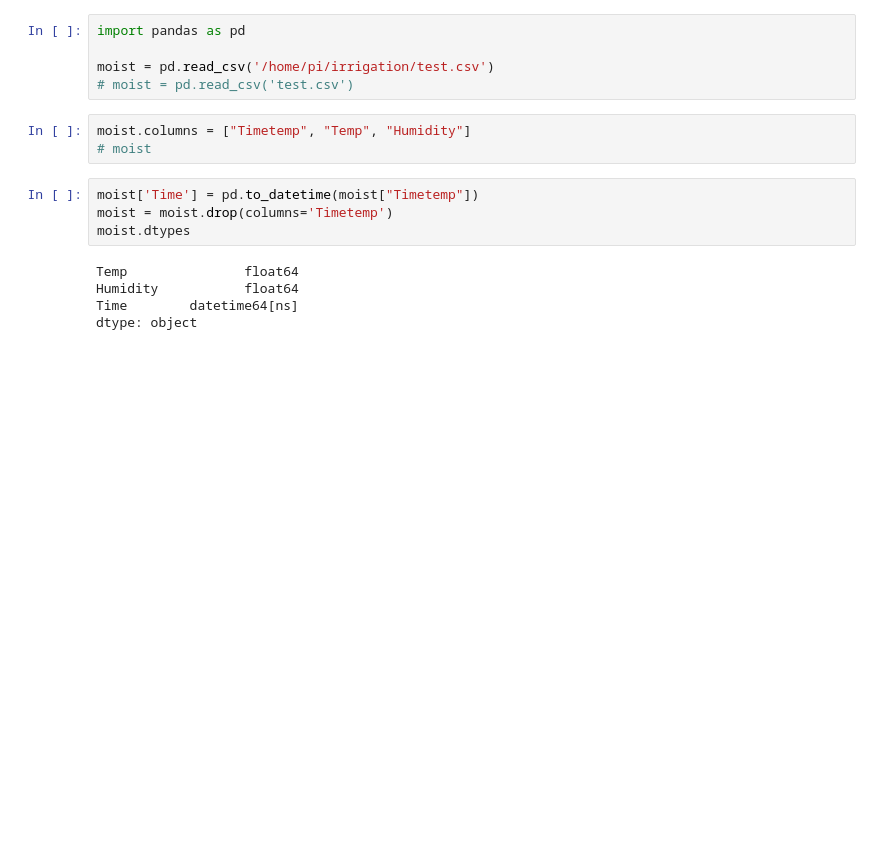
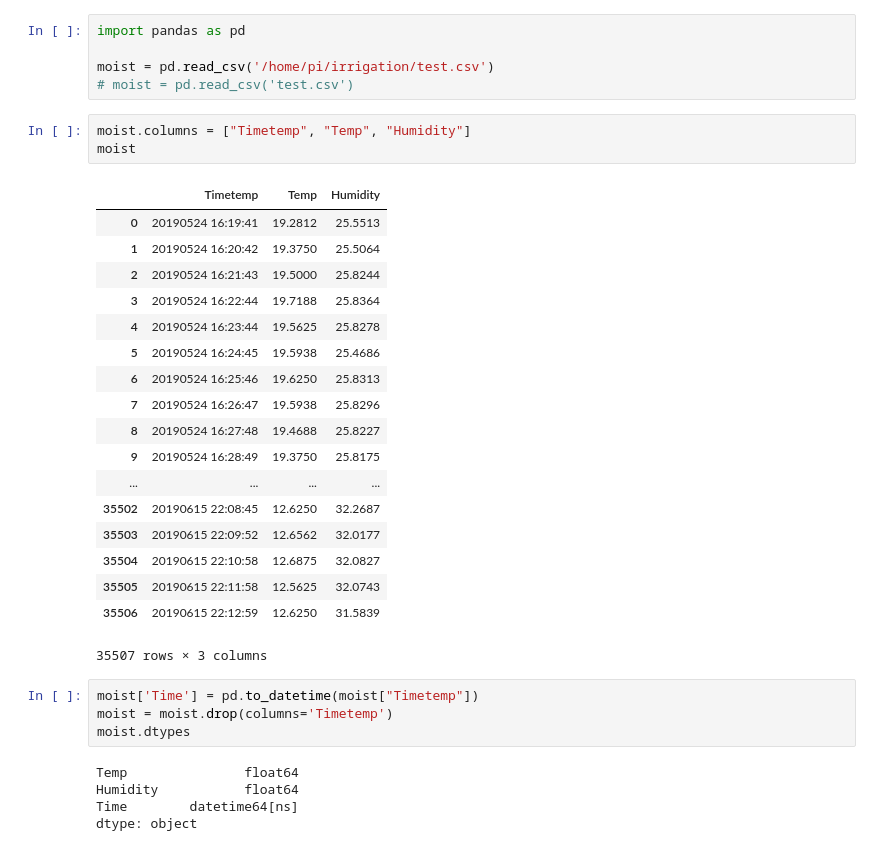
Before and after one commit to tarkus1/irrigation, a Jupyter notebook: moisture.ipynb, the cells around one changed output. Saved outputs shown, nothing was run; the diff lists cells and outputs as text; blank space fills up the shorter version.

```diff
--- a/moisture.ipynb
+++ b/moisture.ipynb
@@ -5,7 +5,26 @@ moist = pd.read_csv('/home/pi/irrigation/test.csv')
 # moist = pd.read_csv('test.csv')
 # %%
 moist.columns = ["Timetemp", "Temp", "Humidity"]
-# moist
+moist
+# %% [output]
+|  | Timetemp | Temp | Humidity |
+| 0 | 20190524 16:19:41 | 19.2812 | 25.5513 |
+| 1 | 20190524 16:20:42 | 19.3750 | 25.5064 |
+| 2 | 20190524 16:21:43 | 19.5000 | 25.8244 |
+| 3 | 20190524 16:22:44 | 19.7188 | 25.8364 |
+| 4 | 20190524 16:23:44 | 19.5625 | 25.8278 |
+| 5 | 20190524 16:24:45 | 19.5938 | 25.4686 |
+| 6 | 20190524 16:25:46 | 19.6250 | 25.8313 |
+| 7 | 20190524 16:26:47 | 19.5938 | 25.8296 |
+| 8 | 20190524 16:27:48 | 19.4688 | 25.8227 |
+| 9 | 20190524 16:28:49 | 19.3750 | 25.8175 |
+| ... | ... | ... | ... |
+| 35502 | 20190615 22:08:45 | 12.6250 | 32.2687 |
+| 35503 | 20190615 22:09:52 | 12.6562 | 32.0177 |
+| 35504 | 20190615 22:10:58 | 12.6875 | 32.0827 |
+| 35505 | 20190615 22:11:58 | 12.5625 | 32.0743 |
+| 35506 | 20190615 22:12:59 | 12.6250 | 31.5839 |
+35507 rows × 3 columns
 # %%
 moist['Time'] = pd.to_datetime(moist["Timetemp"])
 moist = moist.drop(columns='Timetemp')
```
Also changed, not shown: parts of 7 cells of this notebook, 4 other files.
